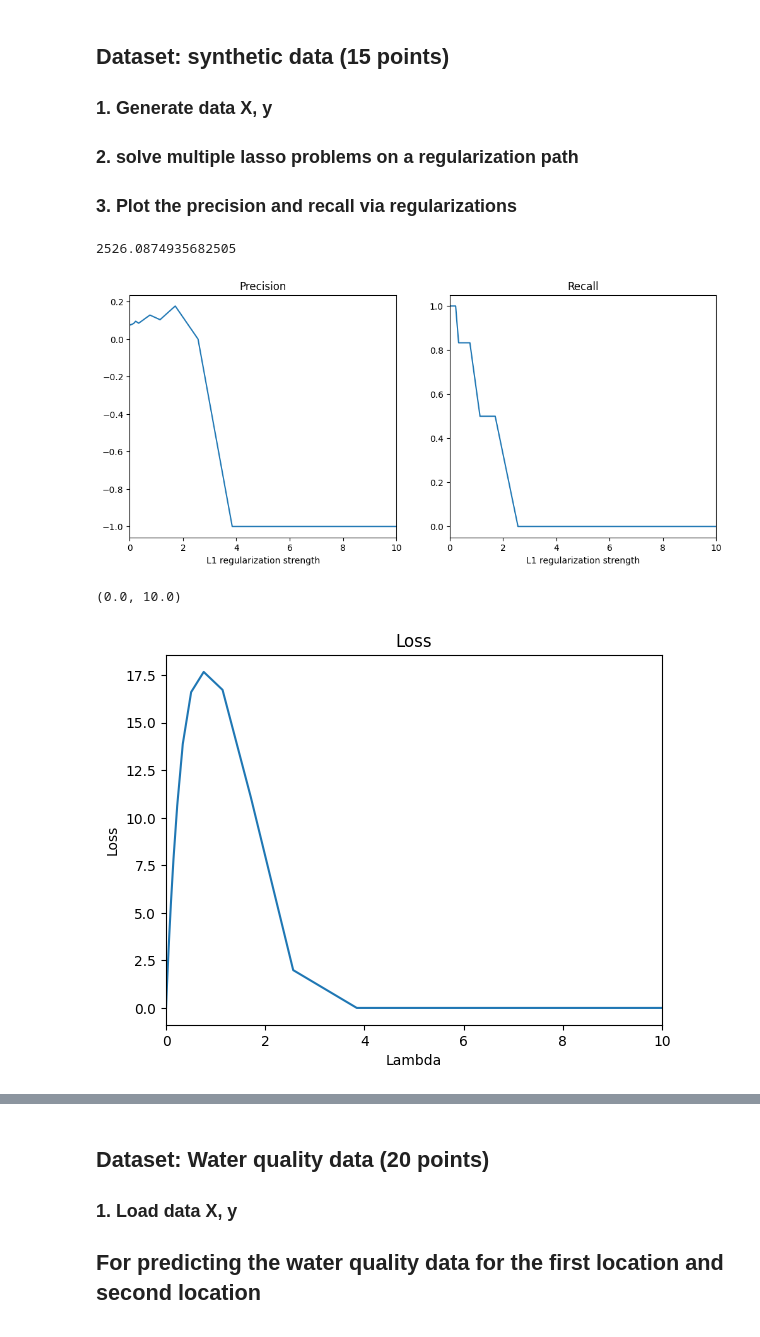
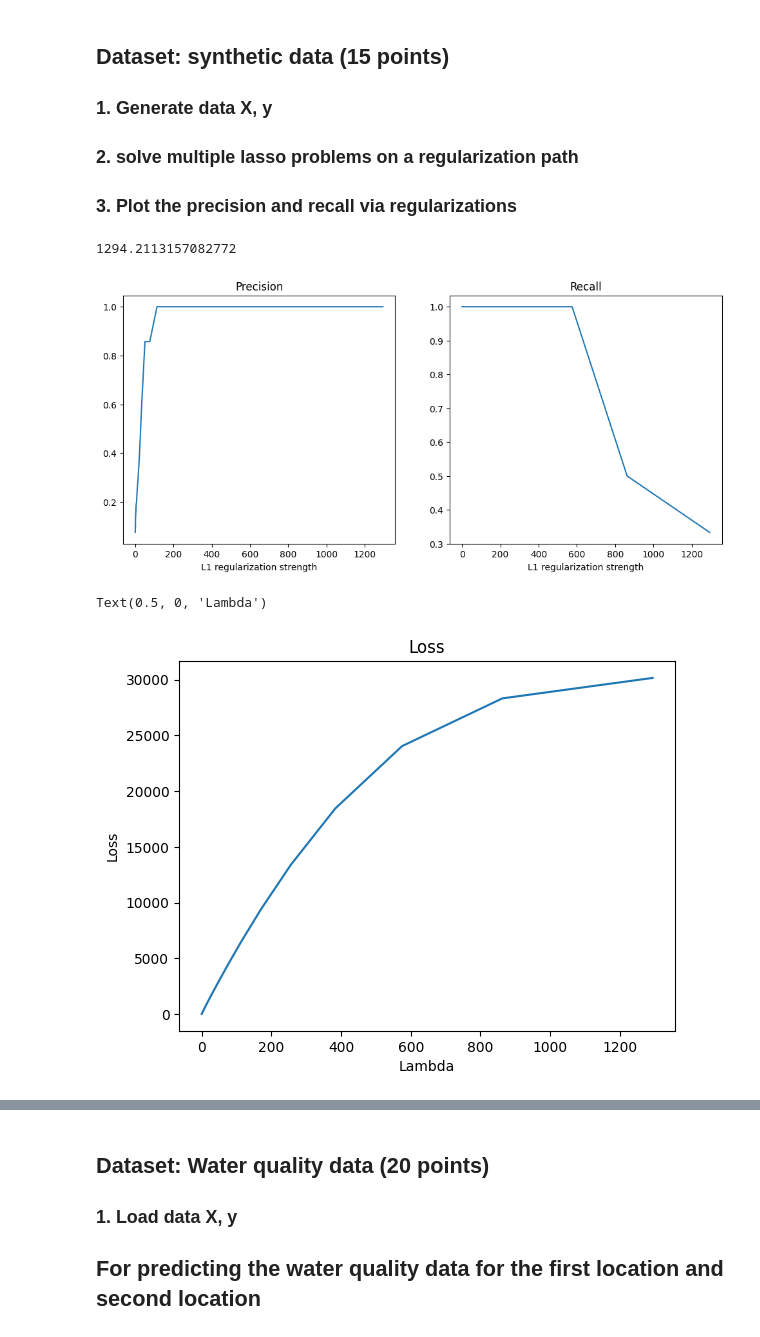
Before and after one commit to andynguy/ECE228, a Jupyter notebook: pa1.ipynb, the cells around one changed output, grey strips where cells are left out. Cells and saved outputs as stored; diff of their text form; code cells hidden in the pictures.

```diff
--- a/pa1.ipynb
+++ b/pa1.ipynb
@@ -59,11 +59,11 @@ def lasso(X, y, reg):
     sigma = 1
     w = np.random.normal(mu, sigma, (d,1))
     w0 = 0
-    T = 100 #num iterations
-    # X_norm = X / (np.linalg.norm(X, axis = 0))
+    T = 200 #num iterations
+    # X = X / (np.linalg.norm(X, axis = 1))
     for t in range(T):
       y_t = X@w + w0
-      w0_t1 = y-X@w
+      w0_t1 = y_t-X@w
       y_t = y_t - w0 + w0_t1
       w0 = w0_t1
       for k in range(d):
@@ -122,7 +125,8 @@ def generate_true_w(d, K):
     np.random.seed(0)
     mu = 0;
     w = np.zeros((d, 1))
-    w[0:K] = np.random.normal(mu, 10, (K,1))
+    for i in range(0, K):
+      w[i] = np.random.choice([-10, 10])
     w0 = 0
     return w, w0
 
@@ -167,8 +171,8 @@ def plot(regs, precision, recall):
     ax[1].set_xlabel('L1 regularization strength')
     ax[0].set_title('Precision')
     ax[1].set_title('Recall')
-    ax[0].set_xlim(0, 10)
-    ax[1].set_xlim(0, 10)
+    # ax[0].set_xlim(0, 10)
+    # ax[1].set_xlim(0, 10)
     plt.show()
 # %%
 #TODO
@@ -193,25 +197,25 @@ for i in range(q):
     pred_w, pred_w0 = lasso(X, y, reg)
     lasso_loss[i] = np.sum((X@pred_w + pred_w0 - y)**2) + reg*np.sum(np.abs(pred_w))
     if(np.count_nonzero(pred_w)==0):
-        precision[i] = -1
+        precision[i] = 1
     else:
         precision[i] = np.count_nonzero(pred_w[:K])/np.count_nonzero(pred_w)
     recall[i] = np.count_nonzero(pred_w[:K])/K
     regs[i] = reg
     reg = reg/ratio
 # %% [output]
-2526.0874935682505
+1294.2113157082772
 # %%
 plot(regs, precision, recall)
 plt.plot(regs, lasso_loss)
 plt.title('Loss')
 plt.ylabel('Loss')
 plt.xlabel('Lambda')
-plt.xlim(0, 10)
+# plt.xlim(0, 10)
 # %% [output]
-[figure, old version]
+[figure, new version]
-(0.0, 10.0)
+Text(0.5, 0, 'Lambda')
-[figure, old version]
+[figure, new version]
 # %%
 print(precision)
 print(recall)
```
Also changed, not shown: parts of 3 cells of this notebook.
